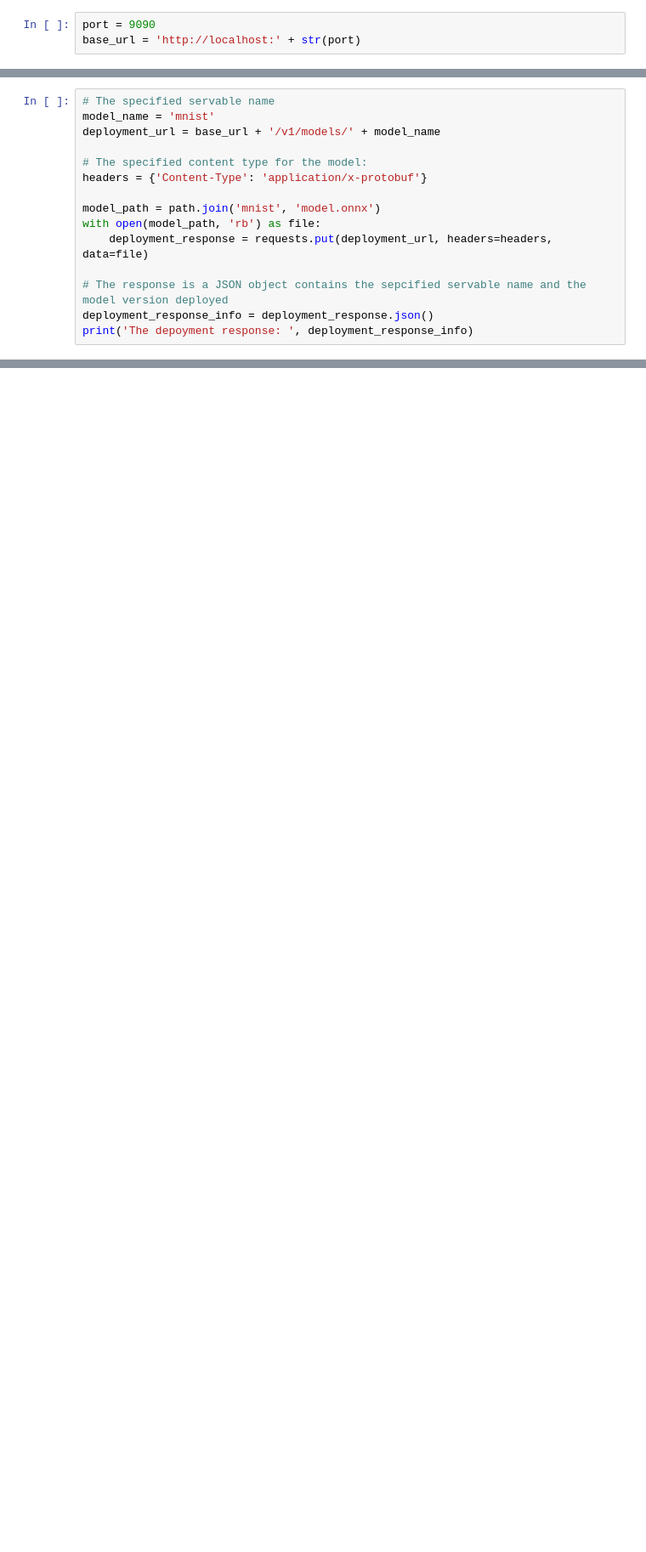
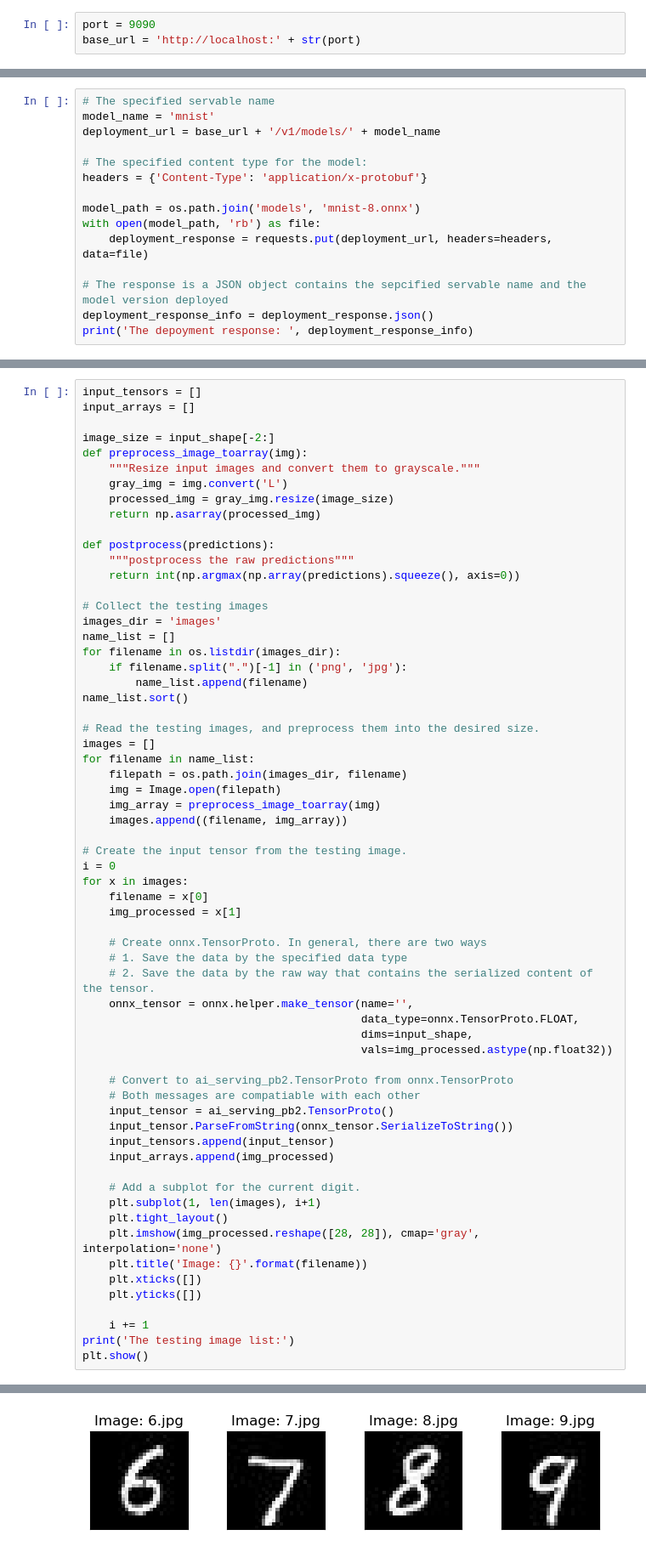
Before and after one commit to autodeployai/ai-serving, a Jupyter notebook: examples/AIServingMnistOnnxModel.ipynb, the cells around one changed output, grey strips where cells are left out. Shown: that part at 85% size. Saved outputs shown, nothing was run; the diff lists cells and outputs as text; blank space fills up the shorter version.

```diff
--- a/examples/AIServingMnistOnnxModel.ipynb
+++ b/examples/AIServingMnistOnnxModel.ipynb
@@ -79,7 +109,7 @@ deployment_url = base_url + '/v1/models/' + model_name
 # The specified content type for the model:
 headers = {'Content-Type': 'application/x-protobuf'}
 
-model_path = path.join('mnist', 'model.onnx')
+model_path = os.path.join('models', 'mnist-8.onnx')
 with open(model_path, 'rb') as file:
     deployment_response = requests.put(deployment_url, headers=headers, data=file)
 
@@ -145,0 +171,64 @@ plt.show()
+# %%
+input_tensors = []
+input_arrays = []
+
+image_size = input_shape[-2:]
+def preprocess_image_toarray(img):
+    """Resize input images and convert them to grayscale."""
+    gray_img = img.convert('L')
+    processed_img = gray_img.resize(image_size)
+    return np.asarray(processed_img)
+
+def postprocess(predictions):
+    """postprocess the raw predictions"""
+    return int(np.argmax(np.array(predictions).squeeze(), axis=0))
+
+# Collect the testing images
+images_dir = 'images'
+name_list = []
+for filename in os.listdir(images_dir):
+    if filename.split(".")[-1] in ('png', 'jpg'):
+        name_list.append(filename)
+name_list.sort()
+
+# Read the testing images, and preprocess them into the desired size.
+images = []
+for filename in name_list:
+    filepath = os.path.join(images_dir, filename)
+    img = Image.open(filepath)
+    img_array = preprocess_image_toarray(img)
+    images.append((filename, img_array))
+
+# Create the input tensor from the testing image.
+i = 0
+for x in images:
+    filename = x[0]
+    img_processed = x[1]
+
+    # Create onnx.TensorProto. In general, there are two ways
+    # 1. Save the data by the specified data type
+    # 2. Save the data by the raw way that contains the serialized content of the tensor.
+    onnx_tensor = onnx.helper.make_tensor(name='',
+                                          data_type=onnx.TensorProto.FLOAT,
+                                          dims=input_shape,
+                                          vals=img_processed.astype(np.float32))
+
+    # Convert to ai_serving_pb2.TensorProto from onnx.TensorProto
+    # Both messages are compatiable with each other
+    input_tensor = ai_serving_pb2.TensorProto()
+    input_tensor.ParseFromString(onnx_tensor.SerializeToString())
+    input_tensors.append(input_tensor)
+    input_arrays.append(img_processed)
+
+    # Add a subplot for the current digit.
+    plt.subplot(1, len(images), i+1)
+    plt.tight_layout()
+    plt.imshow(img_processed.reshape([28, 28]), cmap='gray', interpolation='none')
+    plt.title('Image: {}'.format(filename))
+    plt.xticks([])
+    plt.yticks([])
+
+    i += 1
+print('The testing image list:')
+plt.show()
+# %% [output]
@@ -146 +236,2 @@ plt.show()
+[figure, added]
 # %% [markdown]
```
Also changed, not shown: parts of 45 cells of this notebook, 39 other files.
